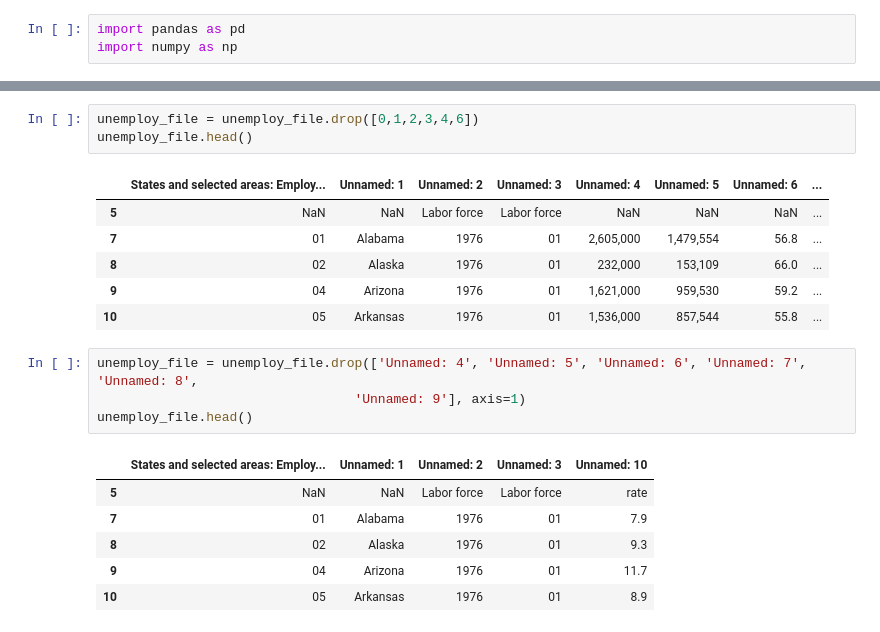
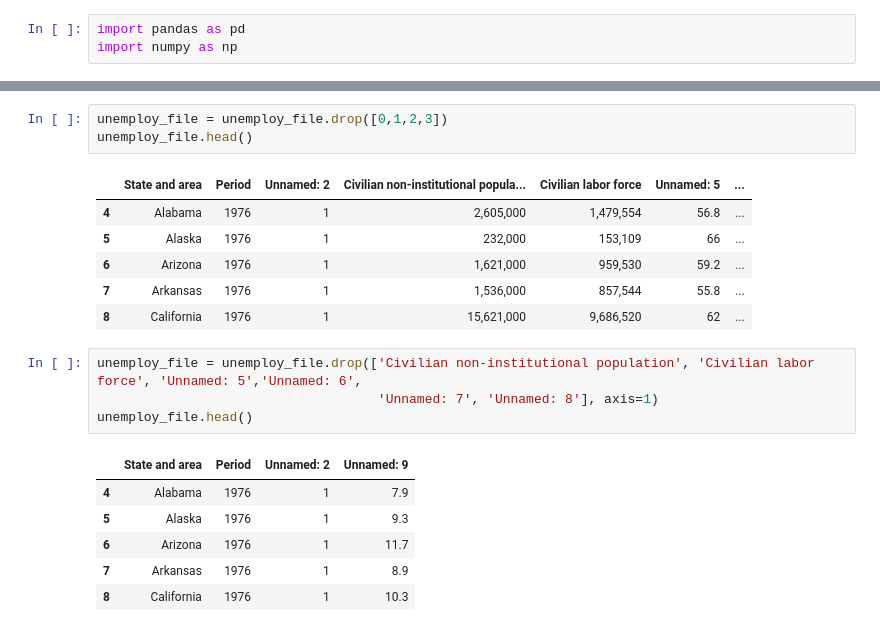
Before and after one commit to Vejaem/UofRTeamProjectAVR, a Jupyter notebook: Data Clean Up.ipynb, the cells around one changed output, grey strips where cells are left out. Cells and saved outputs as stored; diff of their text form.

```diff
--- a/Data Clean Up.ipynb
+++ b/Data Clean Up.ipynb
@@ -14,21 +14,21 @@ unemploy_file.head()
 # %%
-unemploy_file = unemploy_file.drop([0,1,2,3,4,6])
+unemploy_file = unemploy_file.drop([0,1,2,3])
 unemploy_file.head()
 # %% [output]
-|  | States and selected areas: Employ... | Unnamed: 1 | Unnamed: 2 | Unnamed: 3 | Unnamed: 4 | Unnamed: 5 | Unnamed: 6 | ... |
-| 5 | NaN | NaN | Labor force | Labor force | NaN | NaN | NaN | ... |
-| 7 | 01 | Alabama | 1976 | 01 | 2,605,000 | 1,479,554 | 56.8 | ... |
-| 8 | 02 | Alaska | 1976 | 01 | 232,000 | 153,109 | 66.0 | ... |
-| 9 | 04 | Arizona | 1976 | 01 | 1,621,000 | 959,530 | 59.2 | ... |
-| 10 | 05 | Arkansas | 1976 | 01 | 1,536,000 | 857,544 | 55.8 | ... |
+|  | State and area | Period | Unnamed: 2 | Civilian non-institutional popula... | Civilian labor force | Unnamed: 5 | ... |
+| 4 | Alabama | 1976 | 1 | 2,605,000 | 1,479,554 | 56.8 | ... |
+| 5 | Alaska | 1976 | 1 | 232,000 | 153,109 | 66 | ... |
+| 6 | Arizona | 1976 | 1 | 1,621,000 | 959,530 | 59.2 | ... |
+| 7 | Arkansas | 1976 | 1 | 1,536,000 | 857,544 | 55.8 | ... |
+| 8 | California | 1976 | 1 | 15,621,000 | 9,686,520 | 62 | ... |
 # %%
-unemploy_file = unemploy_file.drop(['Unnamed: 4', 'Unnamed: 5', 'Unnamed: 6', 'Unnamed: 7', 'Unnamed: 8',
-                                 'Unnamed: 9'], axis=1)
+unemploy_file = unemploy_file.drop(['Civilian non-institutional population', 'Civilian labor force', 'Unnamed: 5','Unnamed: 6',
+                                    'Unnamed: 7', 'Unnamed: 8'], axis=1)
 unemploy_file.head()
 # %% [output]
-|  | States and selected areas: Employ... | Unnamed: 1 | Unnamed: 2 | Unnamed: 3 | Unnamed: 10 |
-| 5 | NaN | NaN | Labor force | Labor force | rate |
-| 7 | 01 | Alabama | 1976 | 01 | 7.9 |
-| 8 | 02 | Alaska | 1976 | 01 | 9.3 |
-| 9 | 04 | Arizona | 1976 | 01 | 11.7 |
-| 10 | 05 | Arkansas | 1976 | 01 | 8.9 |
+|  | State and area | Period | Unnamed: 2 | Unnamed: 9 |
+| 4 | Alabama | 1976 | 1 | 7.9 |
+| 5 | Alaska | 1976 | 1 | 9.3 |
+| 6 | Arizona | 1976 | 1 | 11.7 |
+| 7 | Arkansas | 1976 | 1 | 8.9 |
+| 8 | California | 1976 | 1 | 10.3 |
```
Also changed, not shown: parts of 21 cells of this notebook, 3 other files.
